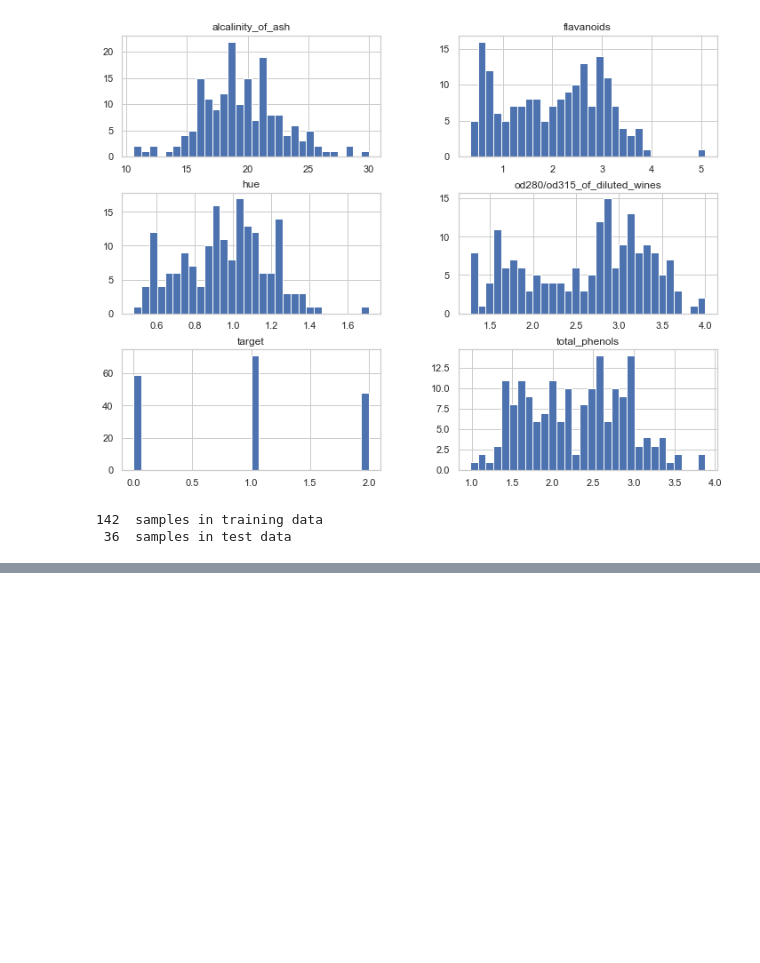
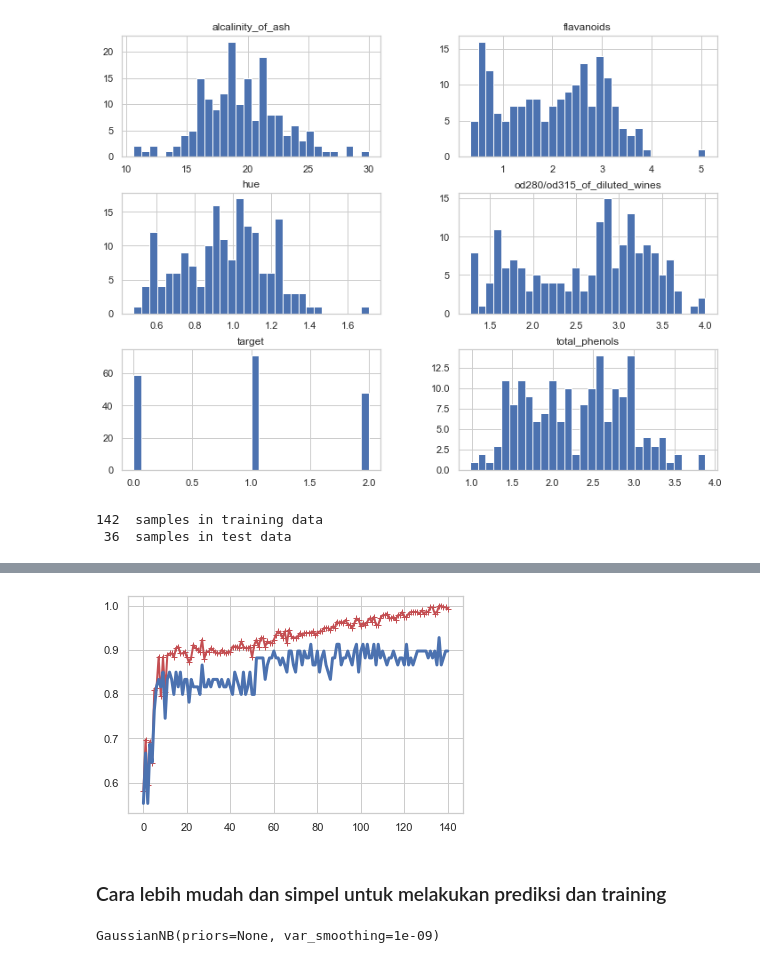
Before and after one commit to mharitsnf/Intro-to-AI-ML, a Jupyter notebook: Wine.ipynb, the cells around one changed output, grey strips where cells are left out. Cells and saved outputs as stored; diff of their text form; code cells hidden in the pictures; blank space fills up the shorter version.

```diff
--- a/Wine.ipynb
+++ b/Wine.ipynb
@@ -325,0 +205,13 @@ trained Random Forest in 0.06 s
+# %%
+from sklearn.ensemble import RandomForestClassifier
+rfc = RandomForestClassifier()
+plot_learning_curve(rfc, data_train, data_test, label_train, label_test)
+# %% [output]
+[figure, added]
+# %% [markdown]
+### Cara lebih mudah dan simpel untuk melakukan prediksi dan training
+# %%
+naive_bayes = GaussianNB()
+naive_bayes.fit(data_train, label_train)
+# %% [output]
+GaussianNB(priors=None, var_smoothing=1e-09)
```
Also changed, not shown: parts of 8 cells of this notebook, 1 other file.
